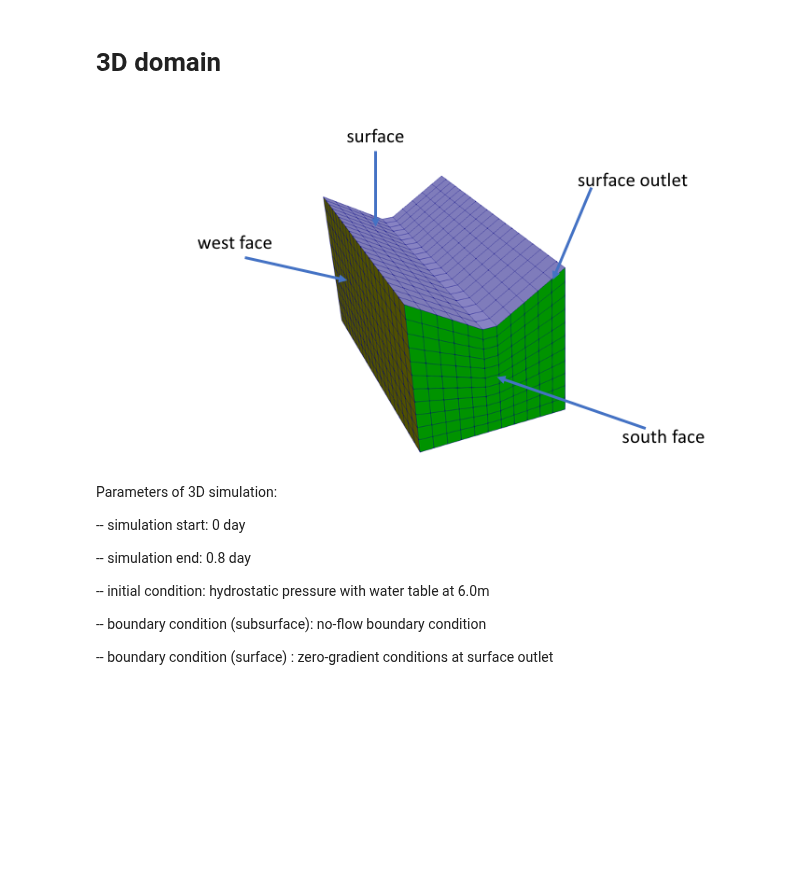
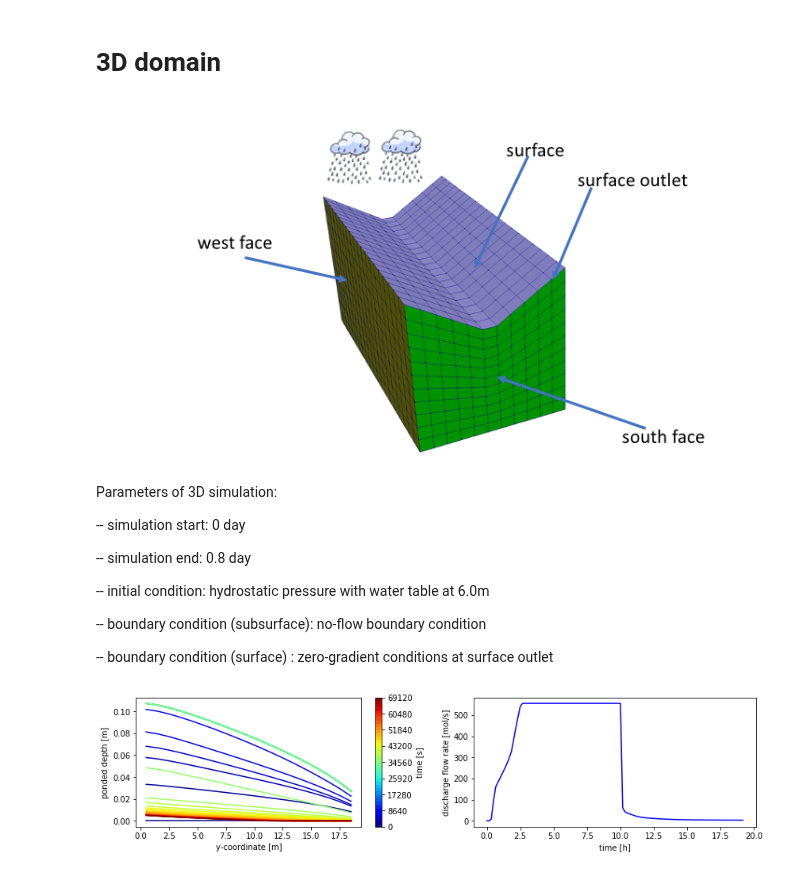
Before and after one commit to amanzi/ats-short-course, a Jupyter notebook: 01_flow/flow.ipynb, the cells around one changed output. Saved outputs shown, nothing was run; the diff lists cells and outputs as text; code cells hidden in the pictures; blank space fills up the shorter version.

Commit message:
3D simulation for integrated hydro

```diff
--- a/01_flow/flow.ipynb
+++ b/01_flow/flow.ipynb
@@ -258,7 +257,7 @@ plot_surface("overland_flow/run_max_head")
 # %% [markdown]
 # 3D domain
 # %% [markdown]
-![3d_domain_marks.png](attachment:3d_domain_marks.png-old)
+![3d_domain_marks.png](attachment:3d_domain_marks.png-new)
 Parameters of 3D simulation:
 
 -- simulation start: 0 day
@@ -270,3 +269,42 @@ Parameters of 3D simulation:
 -- boundary condition (subsurface): no-flow boundary condition
 
 -- boundary condition (surface) : zero-gradient conditions at surface outlet
+# %%
+def plot_transect(directory):
+    vis = ats_xdmf.VisFile(directory, domain='surface', filename='ih_surface_data.h5', mesh_filename='ih_surface_mesh.h5', time_unit='s')
+    vis.loadMesh(order=['x','y'])
+    y = vis.centroids[:,1]
+    pd = vis.getArray('surface-ponded_depth')
+    cm = colors.cm_mapper(vis.times[0], vis.times[-1], cmap='jet')
+
+    fig, ax = plt.subplots(1,2, figsize=(14,3))
+
+    # This simply gets a colorbar axis
+    C = [[0,0],[0,0]]
+    C3 = ax[0].contourf(C, vis.times, cmap='jet')
+    ax[0].cla()
+
+    for i,time in enumerate(vis.times):
+        #ax[0].plot(x, elev + pd[i,:], color=cm(i))
+        #print(cm(i))
+        ax[0].plot(y[100:119], pd[i,100:119], color=cm(time))
+
+    ax[0].set_xlabel('y-coordinate [m]')
+    ax[0].set_ylabel('ponded depth [m]')
+
+    cbar = plt.colorbar(C3, ax=ax[0])
+    cbar.ax.set_ylabel("time [s]")
+
+    #ax[0].plot(y[120:139], pd[10,120:139], 'b-')
+    #ax[0].plot(y[100:119], pd[10,100:119], 'r-')
+    #ax[0].plot(y[80:99], pd[10,80:99], 'g-')
+
+    out_flux = np.loadtxt(os.path.join(directory,'surface_outlet_flux.dat'), skiprows=11)
+    out_flux = np.transpose(out_flux)
+    ax[1].plot(out_flux[0][:]/3600.0, out_flux[1][:], 'b')
+    ax[1].set_xlabel('time [h]')
+    ax[1].set_ylabel('discharge flow rate [mol/s]')
+# %%
+plot_transect('integrated_hydro/run_3D_results')
+# %% [output]
+[figure, added]
```
Also changed, not shown: parts of 1 cell of this notebook.
